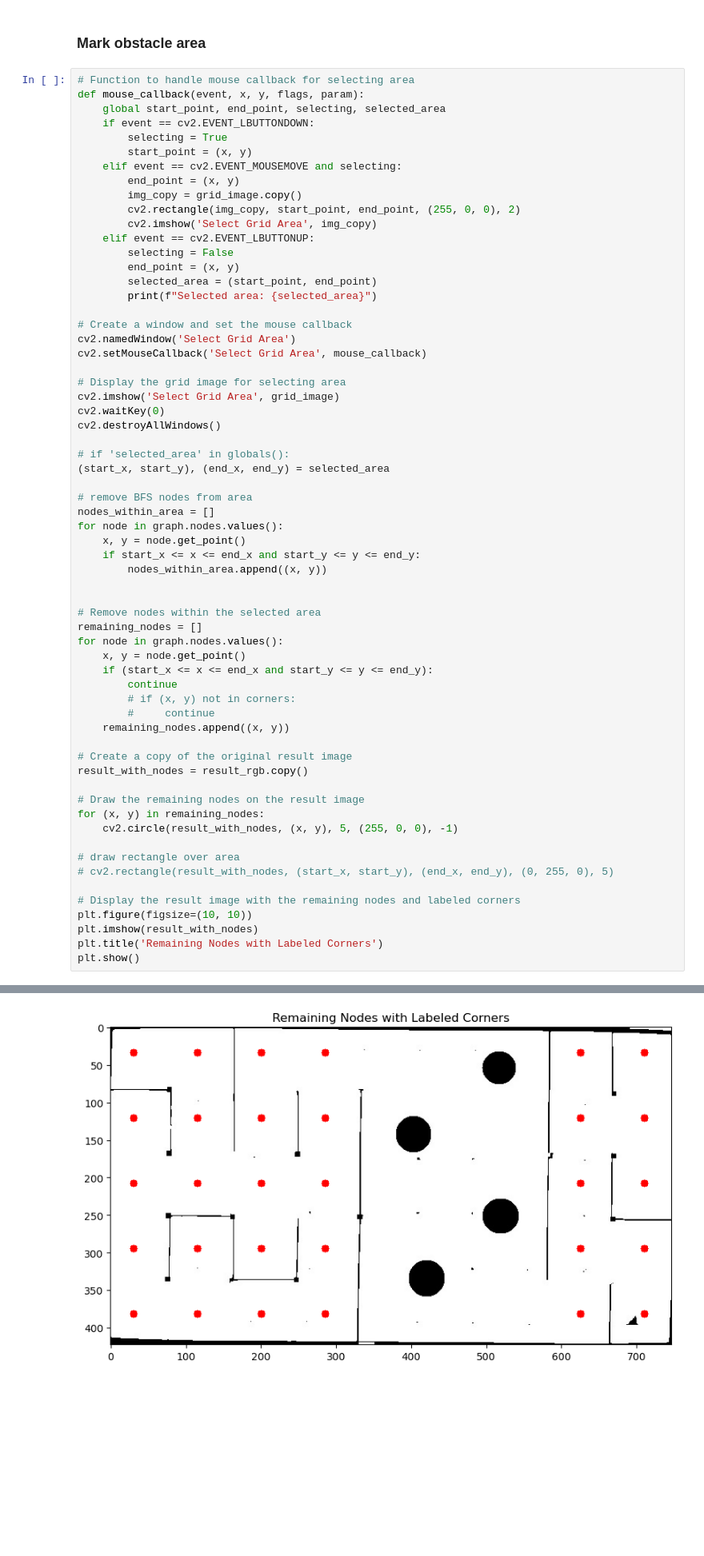
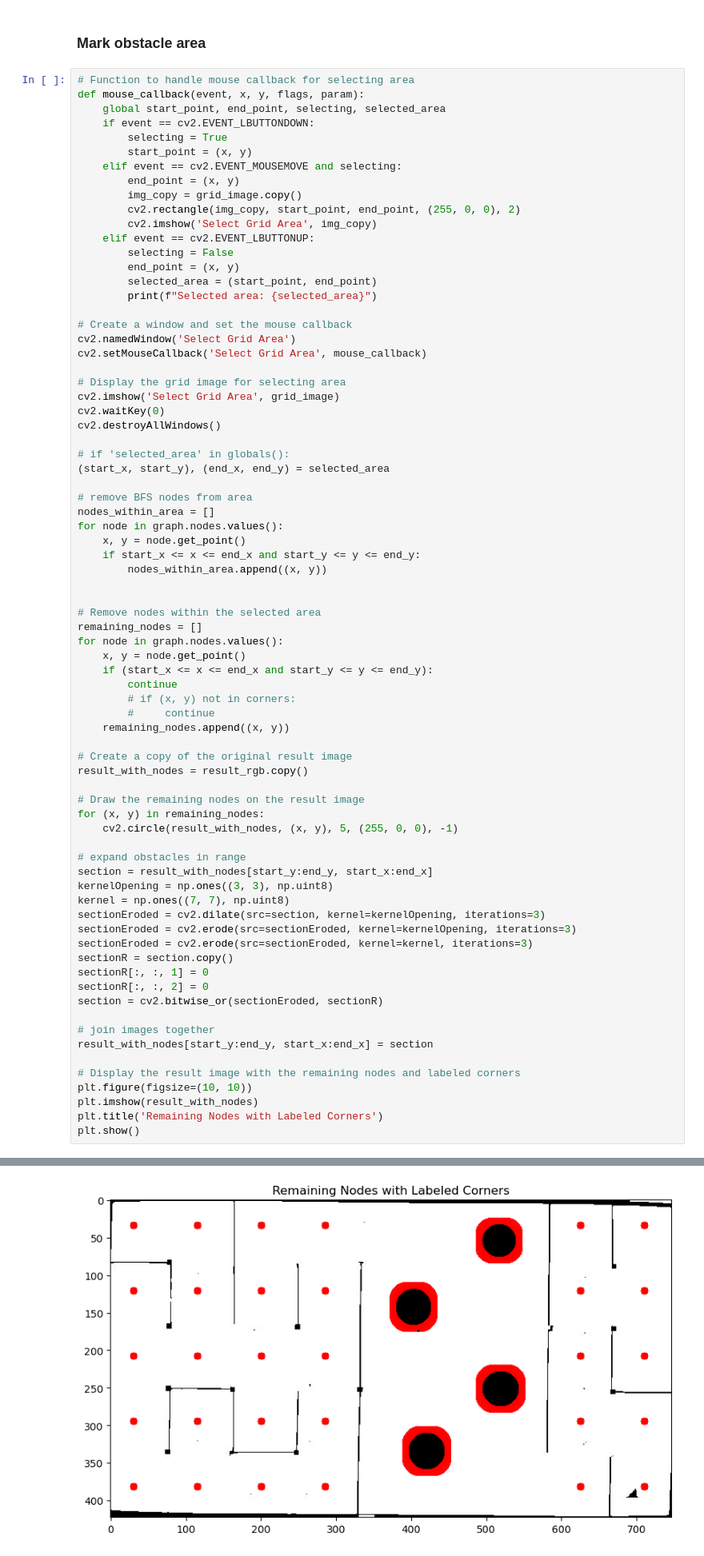
Before and after one commit to mumslayer69/micromouse3100, a Jupyter notebook: path_planning/path.ipynb, the cells around one changed output, grey strips where cells are left out. Shown at 80% size. Saved outputs shown, nothing was run; the diff lists cells and outputs as text; blank space fills up the shorter version.

```diff
--- a/path_planning/path.ipynb
+++ b/path_planning/path.ipynb
@@ -898,8 +898,20 @@ result_with_nodes = result_rgb.copy()
 for (x, y) in remaining_nodes:
     cv2.circle(result_with_nodes, (x, y), 5, (255, 0, 0), -1)
 
-# draw rectangle over area
-# cv2.rectangle(result_with_nodes, (start_x, start_y), (end_x, end_y), (0, 255, 0), 5)
+# expand obstacles in range
+section = result_with_nodes[start_y:end_y, start_x:end_x]
+kernelOpening = np.ones((3, 3), np.uint8)
+kernel = np.ones((7, 7), np.uint8)
+sectionEroded = cv2.dilate(src=section, kernel=kernelOpening, iterations=3)
+sectionEroded = cv2.erode(src=sectionEroded, kernel=kernelOpening, iterations=3)
+sectionEroded = cv2.erode(src=sectionEroded, kernel=kernel, iterations=3)
+sectionR = section.copy()
+sectionR[:, :, 1] = 0
+sectionR[:, :, 2] = 0
+section = cv2.bitwise_or(sectionEroded, sectionR)
+
+# join images together
+result_with_nodes[start_y:end_y, start_x:end_x] = section
 
 # Display the result image with the remaining nodes and labeled corners
 plt.figure(figsize=(10, 10))
@@ -911,4 +923,4 @@ Selected area: ((336, 3), (578, 419))
-[figure, old version]
+[figure, new version]
 # %% [markdown]
 ## Use PRM to pathfind through the continuous section.
 # %%
```
Also changed, not shown: parts of 4 cells of this notebook.
